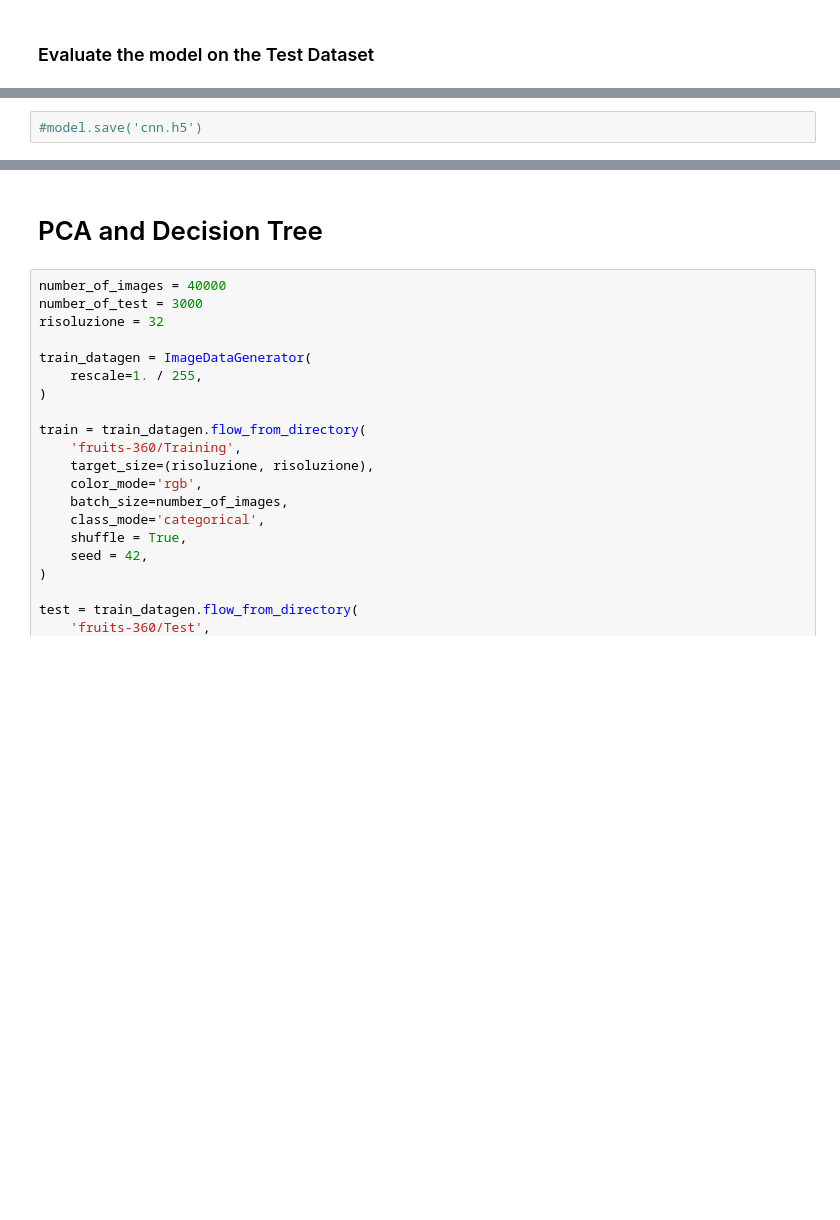
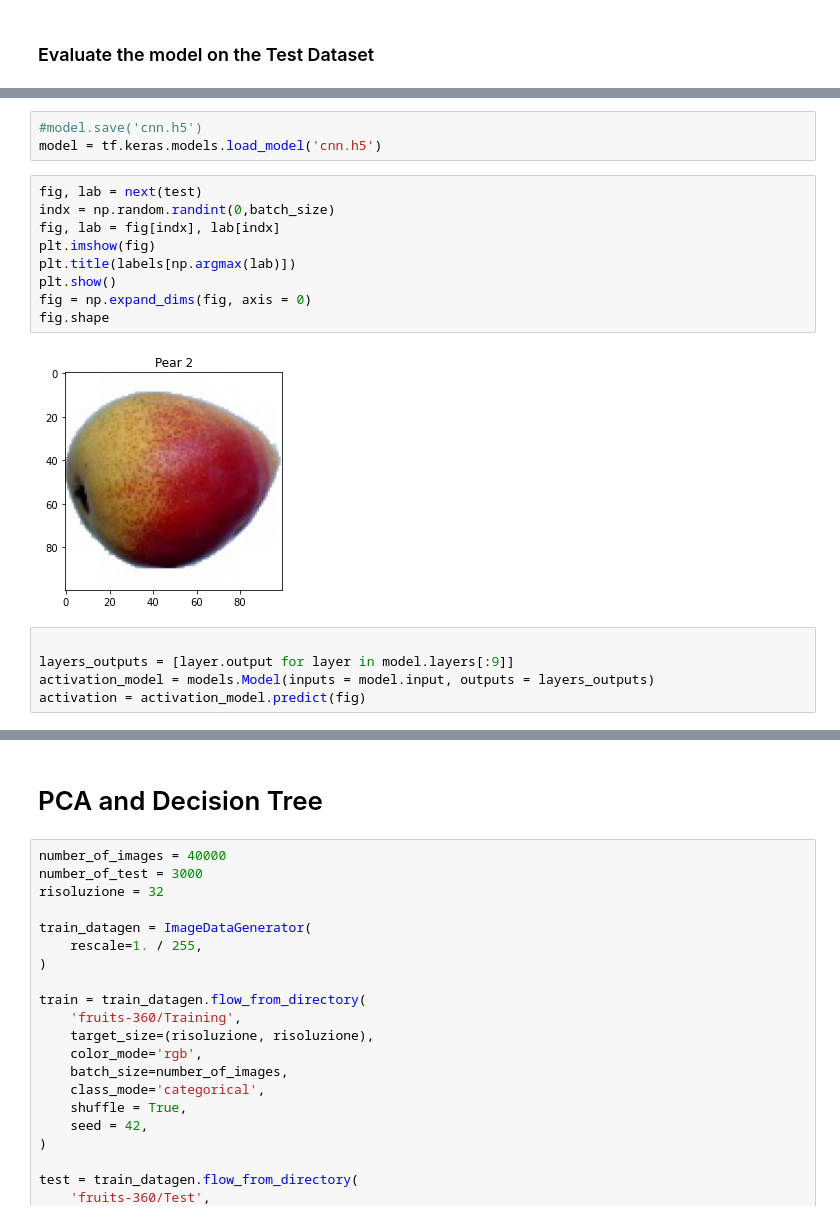
Before and after one commit to teob97/fruits_classifier, a Jupyter notebook: main.ipynb, the cells around one changed output, grey strips where cells are left out. Cells and saved outputs as stored; diff of their text form; blank space fills up the shorter version.

```diff
--- a/main.ipynb
+++ b/main.ipynb
@@ -209,3 +209,20 @@ print('**********************************')
 **********************************
 # %%
 #model.save('cnn.h5')
+model = tf.keras.models.load_model('cnn.h5')
+# %%
+fig, lab = next(test)
+indx = np.random.randint(0,batch_size)
+fig, lab = fig[indx], lab[indx]
+plt.imshow(fig)
+plt.title(labels[np.argmax(lab)])
+plt.show()
+fig = np.expand_dims(fig, axis = 0)
+fig.shape
+# %% [output]
+[figure, added]
+# %%
+
+layers_outputs = [layer.output for layer in model.layers[:9]]
+activation_model = models.Model(inputs = model.input, outputs = layers_outputs)
+activation = activation_model.predict(fig)
```
Also changed, not shown: parts of 12 cells of this notebook, 1 other file.
